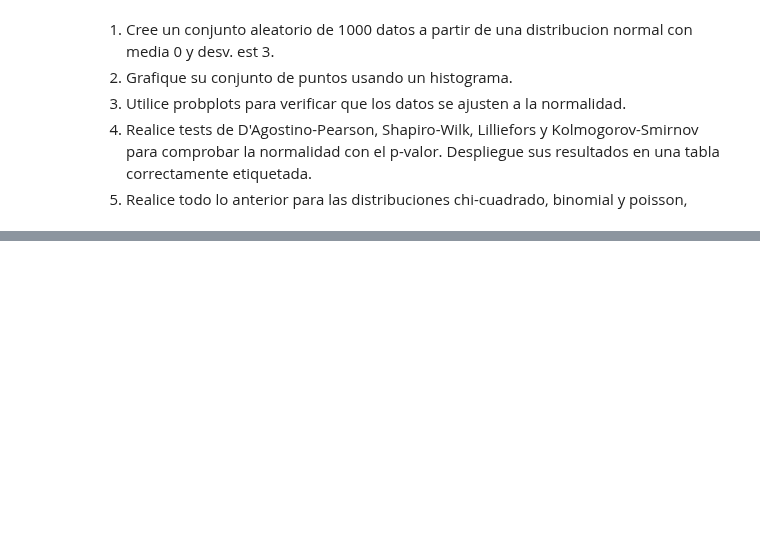
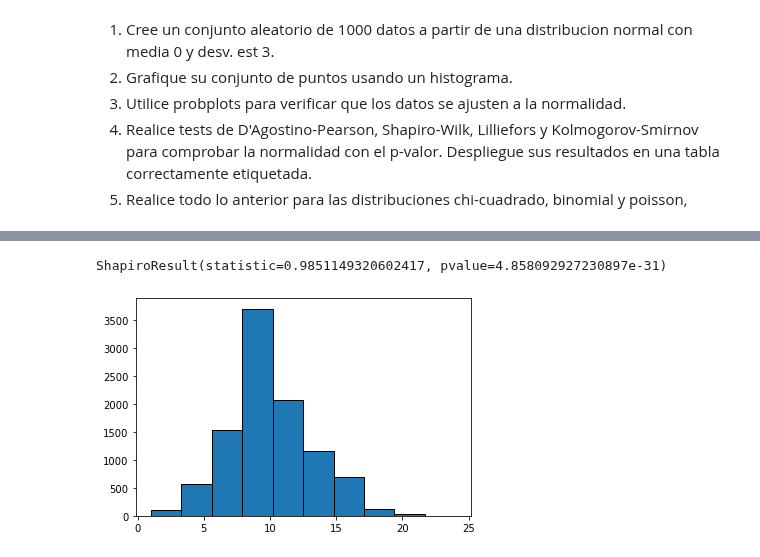
Before and after one commit to bel4212a/Curso-ciencia-de-datos, a Jupyter notebook: Semana-9/Estadistica 2.ipynb, the cells around one changed output, grey strips where cells are left out. Cells and saved outputs as stored; diff of their text form; code cells hidden in the pictures; blank space fills up the shorter version.

```diff
--- a/Semana-9/Estadistica 2.ipynb
+++ b/Semana-9/Estadistica 2.ipynb
@@ -316,0 +329,9 @@ Si los datos se desvían significativamente de una distribución normal, a veces
+# %%
+poisson = stats.poisson(10)
+x = poisson.rvs(10000)
+fig, ax = plt.subplots()
+ax.hist(x, edgecolor = 'k')
+stats.shapiro(x)
+# %% [output]
+ShapiroResult(statistic=0.9851149320602417, pvalue=4.858092927230897e-31)
+[figure, added]
```
Also changed, not shown: parts of 2 cells of this notebook.
